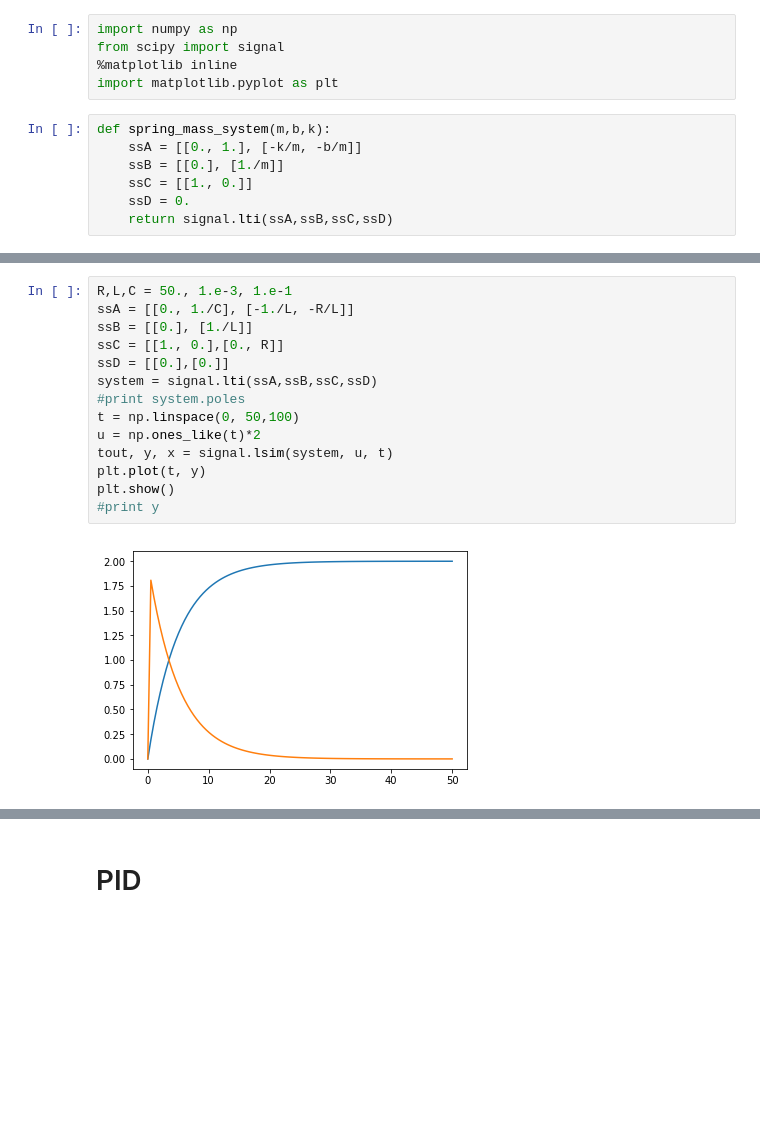
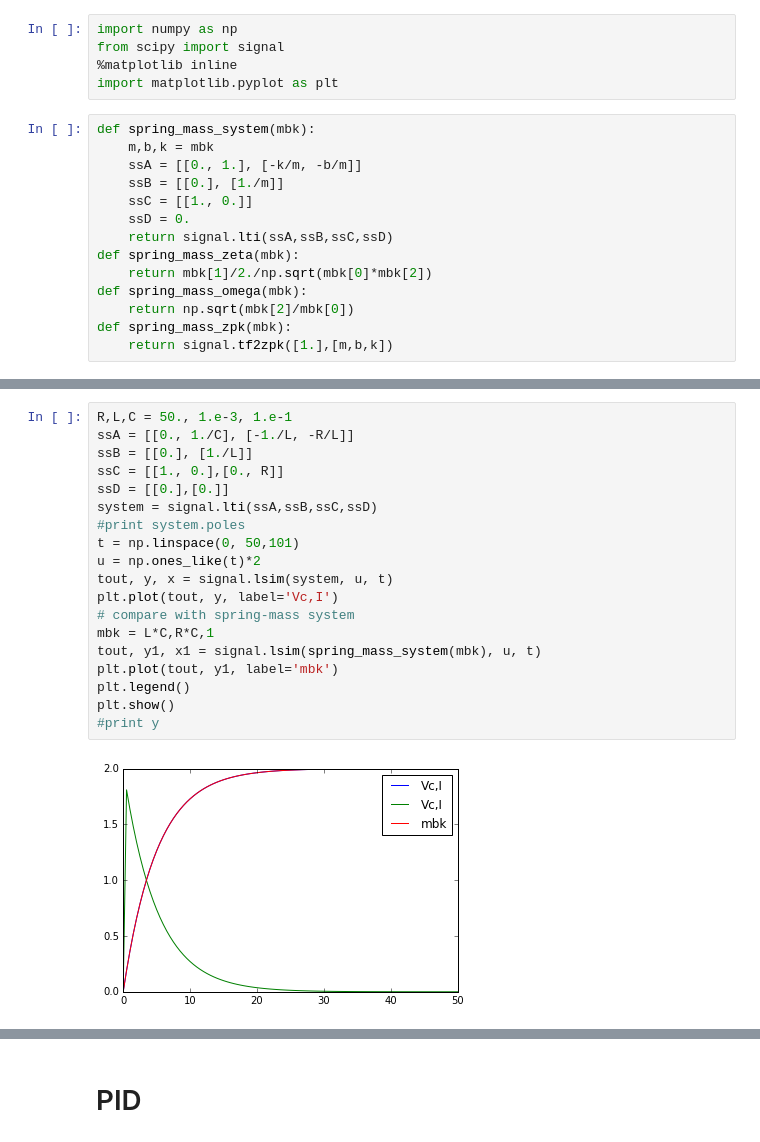
Before and after one commit to ASukhanov/Control, a Jupyter notebook: lti.ipynb, the cells around one changed output, grey strips where cells are left out. Drawn from its saved outputs; the diff is of its cells as text; blank space fills up the shorter version.

```diff
--- a/lti.ipynb
+++ b/lti.ipynb
@@ -38,9 +38,16 @@ from scipy import signal
 %matplotlib inline
 import matplotlib.pyplot as plt
 # %%
-def spring_mass_system(m,b,k):
+def spring_mass_system(mbk):
+    m,b,k = mbk
     ssA = [[0., 1.], [-k/m, -b/m]]
     ssB = [[0.], [1./m]]
     ssC = [[1., 0.]]
     ssD = 0.
     return signal.lti(ssA,ssB,ssC,ssD)
+def spring_mass_zeta(mbk):
+    return mbk[1]/2./np.sqrt(mbk[0]*mbk[2])
+def spring_mass_omega(mbk):
+    return np.sqrt(mbk[2]/mbk[0])
+def spring_mass_zpk(mbk):
+    return signal.tf2zpk([1.],[m,b,k])
@@ -101,18 +118,23 @@ $ \dot x_2 = - \frac 1 L x_1 - \frac R L x_2 + \frac 1 L u$
 # %%
 R,L,C = 50., 1.e-3, 1.e-1
 ssA = [[0., 1./C], [-1./L, -R/L]]
 ssB = [[0.], [1./L]]
 ssC = [[1., 0.],[0., R]]
 ssD = [[0.],[0.]]
 system = signal.lti(ssA,ssB,ssC,ssD)
 #print system.poles
-t = np.linspace(0, 50,100)
+t = np.linspace(0, 50,101)
 u = np.ones_like(t)*2
 tout, y, x = signal.lsim(system, u, t)
-plt.plot(t, y)
+plt.plot(tout, y, label='Vc,I')
+# compare with spring-mass system
+mbk = L*C,R*C,1
+tout, y1, x1 = signal.lsim(spring_mass_system(mbk), u, t)
+plt.plot(tout, y1, label='mbk')
+plt.legend()
 plt.show()
 #print y
 # %% [output]
-[figure, old version]
+[figure, new version]
 # %%
 #R,L,C = 50., 1.e-3, 1.e-1 # poles -5e4, -0.2
```
Also changed, not shown: parts of 20 cells of this notebook.
